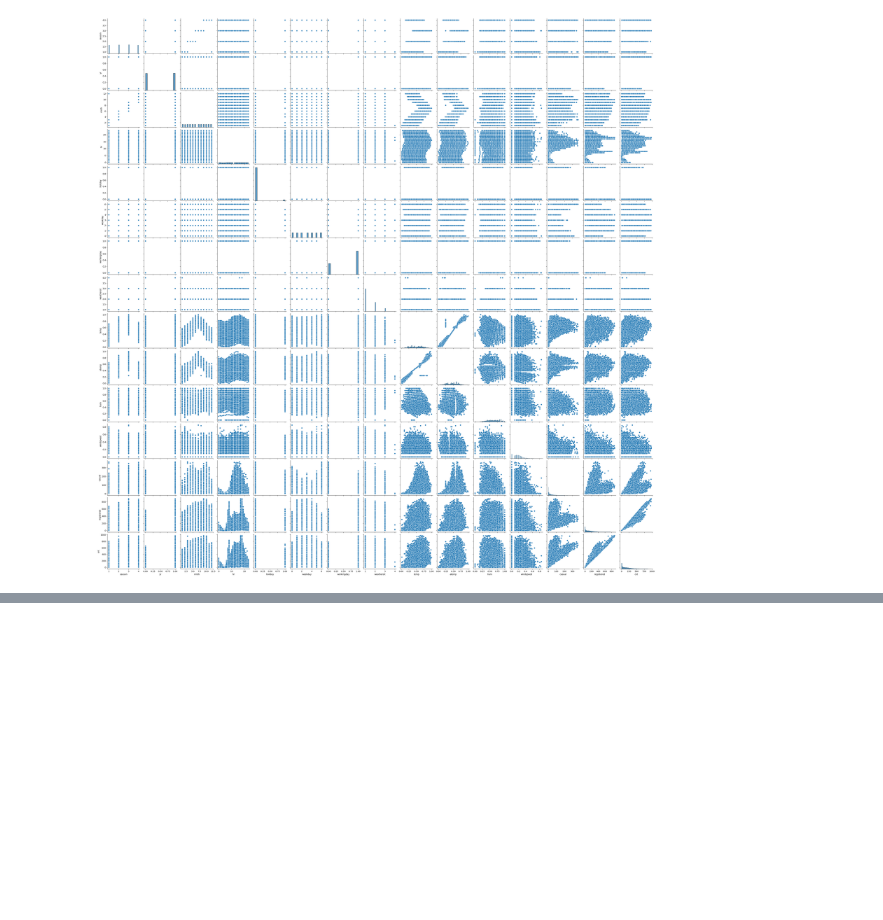
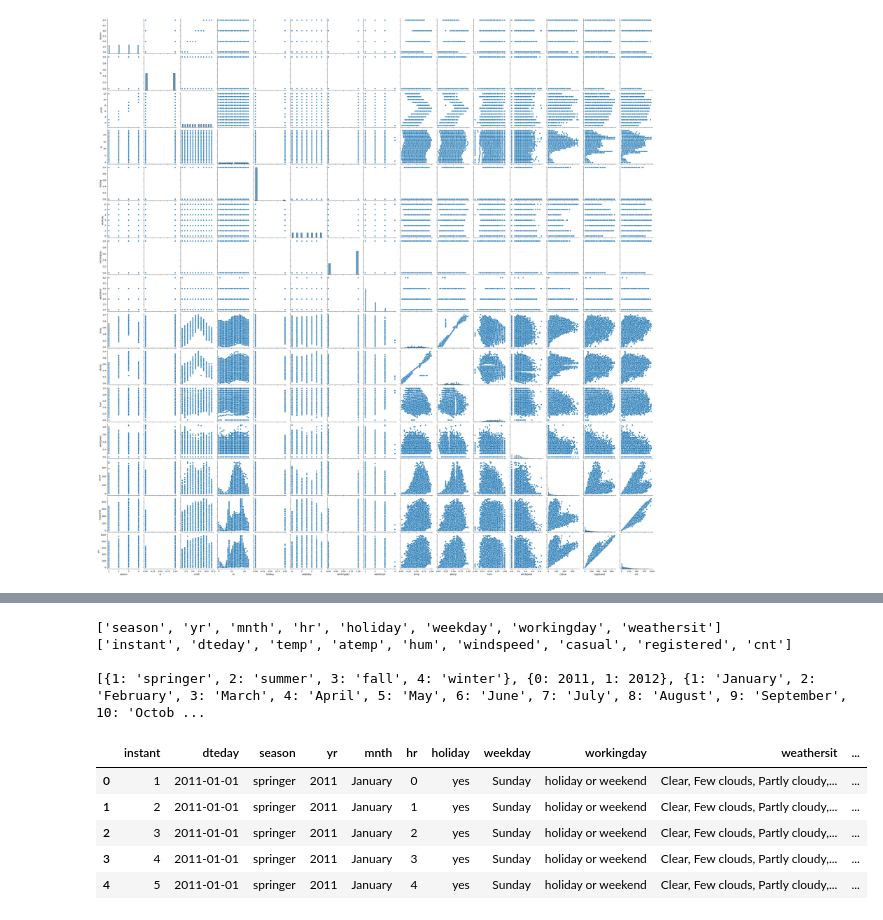
Before and after one commit to shivshankarsajeev/Bike-Sharing, a Jupyter notebook: Notebook/Eda.ipynb, the cells around one changed output, grey strips where cells are left out. Cells and saved outputs as stored; diff of their text form; code cells hidden in the pictures; blank space fills up the shorter version.

```diff
--- a/Notebook/Eda.ipynb
+++ b/Notebook/Eda.ipynb
@@ -274,0 +306,26 @@ sns.pairplot(data=dt)
+# %%
+print(cat_feature)
+print(numerical_features)
+
+print()
+
+print(cat_dict)
+# %% [output]
+['season', 'yr', 'mnth', 'hr', 'holiday', 'weekday', 'workingday', 'weathersit']
+['instant', 'dteday', 'temp', 'atemp', 'hum', 'windspeed', 'casual', 'registered', 'cnt']
+
+[{1: 'springer', 2: 'summer', 3: 'fall', 4: 'winter'}, {0: 2011, 1: 2012}, {1: 'January', 2: 'February', 3: 'March', 4: 'April', 5: 'May', 6: 'June', 7: 'July', 8: 'August', 9: 'September', 10: 'Octob ...
+# %%
+new_cat_feature = ['season', 'yr', 'mnth', 'holiday', 'weekday', 'workingday', 'weathersit']
+# %%
+for cat, cat_ in zip(new_cat_feature,cat_dict):
+    df[cat]=df[cat].replace(cat_)
+# %%
+df.head()
+# %% [output]
+|  | instant | dteday | season | yr | mnth | hr | holiday | weekday | workingday | weathersit | ... |
+| 0 | 1 | 2011-01-01 | springer | 2011 | January | 0 | yes | Sunday | holiday or weekend | Clear, Few clouds, Partly cloudy,... | ... |
+| 1 | 2 | 2011-01-01 | springer | 2011 | January | 1 | yes | Sunday | holiday or weekend | Clear, Few clouds, Partly cloudy,... | ... |
+| 2 | 3 | 2011-01-01 | springer | 2011 | January | 2 | yes | Sunday | holiday or weekend | Clear, Few clouds, Partly cloudy,... | ... |
+| 3 | 4 | 2011-01-01 | springer | 2011 | January | 3 | yes | Sunday | holiday or weekend | Clear, Few clouds, Partly cloudy,... | ... |
+| 4 | 5 | 2011-01-01 | springer | 2011 | January | 4 | yes | Sunday | holiday or weekend | Clear, Few clouds, Partly cloudy,... | ... |
```
Also changed, not shown: parts of 6 cells of this notebook, 1 other file.
